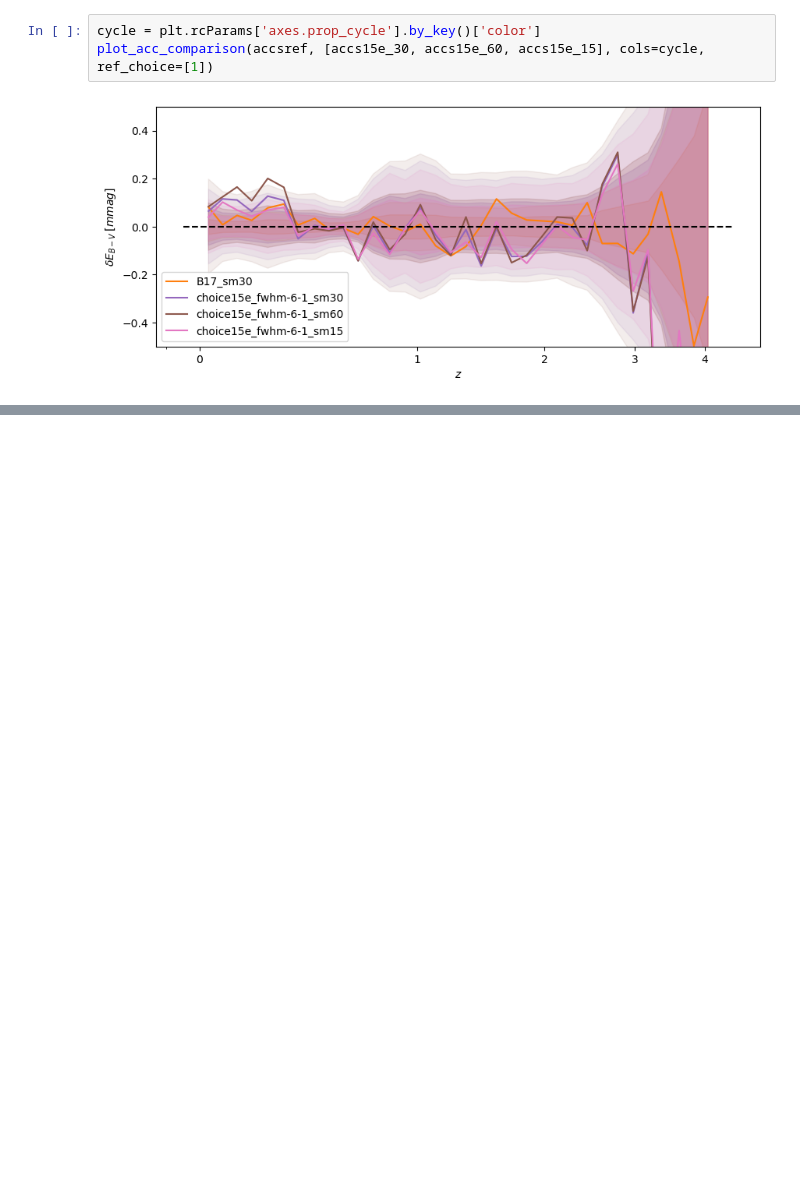
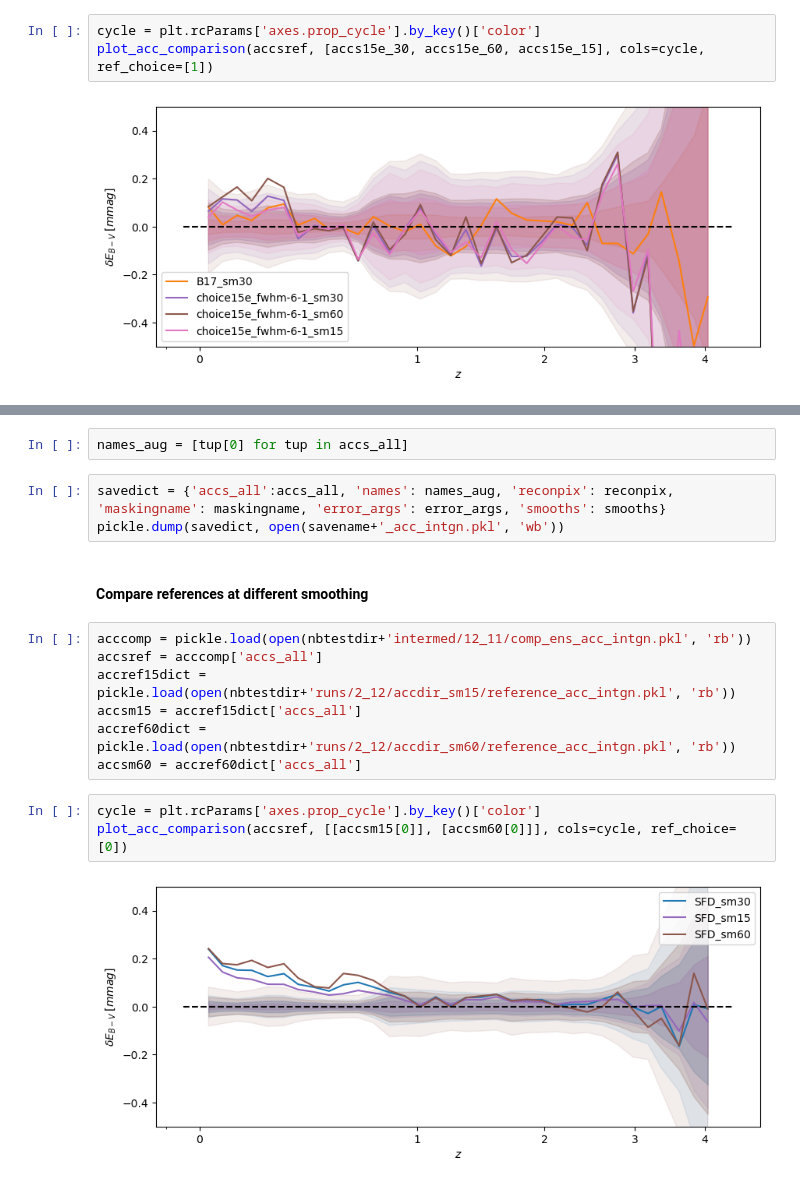
Before and after one commit to nmudur/HighLatMaps, a Jupyter notebook: notebooks_main1/2_14_OtherSmooth.ipynb, the cells around one changed output, grey strips where cells are left out. Saved outputs shown, nothing was run; the diff lists cells and outputs as text; blank space fills up the shorter version.

```diff
--- a/notebooks_main1/2_14_OtherSmooth.ipynb
+++ b/notebooks_main1/2_14_OtherSmooth.ipynb
@@ -107,0 +166,19 @@ plot_acc_comparison(accsref, [accs15e_30, accs15e_60, accs15e_15], cols=cycle, r
+# %%
+names_aug = [tup[0] for tup in accs_all]
+# %%
+savedict = {'accs_all':accs_all, 'names': names_aug, 'reconpix': reconpix, 'maskingname': maskingname, 'error_args': error_args, 'smooths': smooths}
+pickle.dump(savedict, open(savename+'_acc_intgn.pkl', 'wb'))
+# %% [markdown]
+#### Compare references at different smoothing
+# %%
+acccomp = pickle.load(open(nbtestdir+'intermed/12_11/comp_ens_acc_intgn.pkl', 'rb'))
+accsref = acccomp['accs_all']
+accref15dict = pickle.load(open(nbtestdir+'runs/2_12/accdir_sm15/reference_acc_intgn.pkl', 'rb'))
+accsm15 = accref15dict['accs_all']
+accref60dict = pickle.load(open(nbtestdir+'runs/2_12/accdir_sm60/reference_acc_intgn.pkl', 'rb'))
+accsm60 = accref60dict['accs_all']
+# %%
+cycle = plt.rcParams['axes.prop_cycle'].by_key()['color']
+plot_acc_comparison(accsref, [[accsm15[0]], [accsm60[0]]], cols=cycle, ref_choice=[0])
+# %% [output]
+[figure, added]
```
Also changed, not shown: parts of 21 cells of this notebook, 9 other files.
